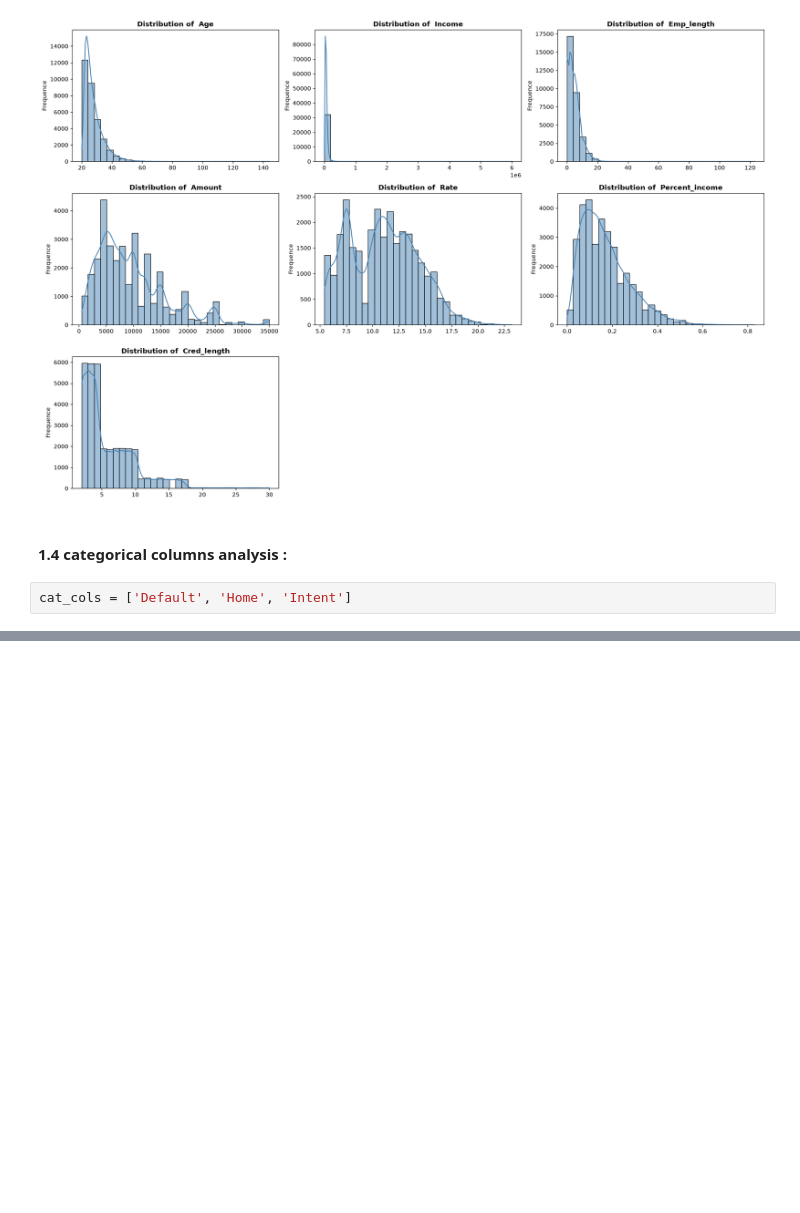
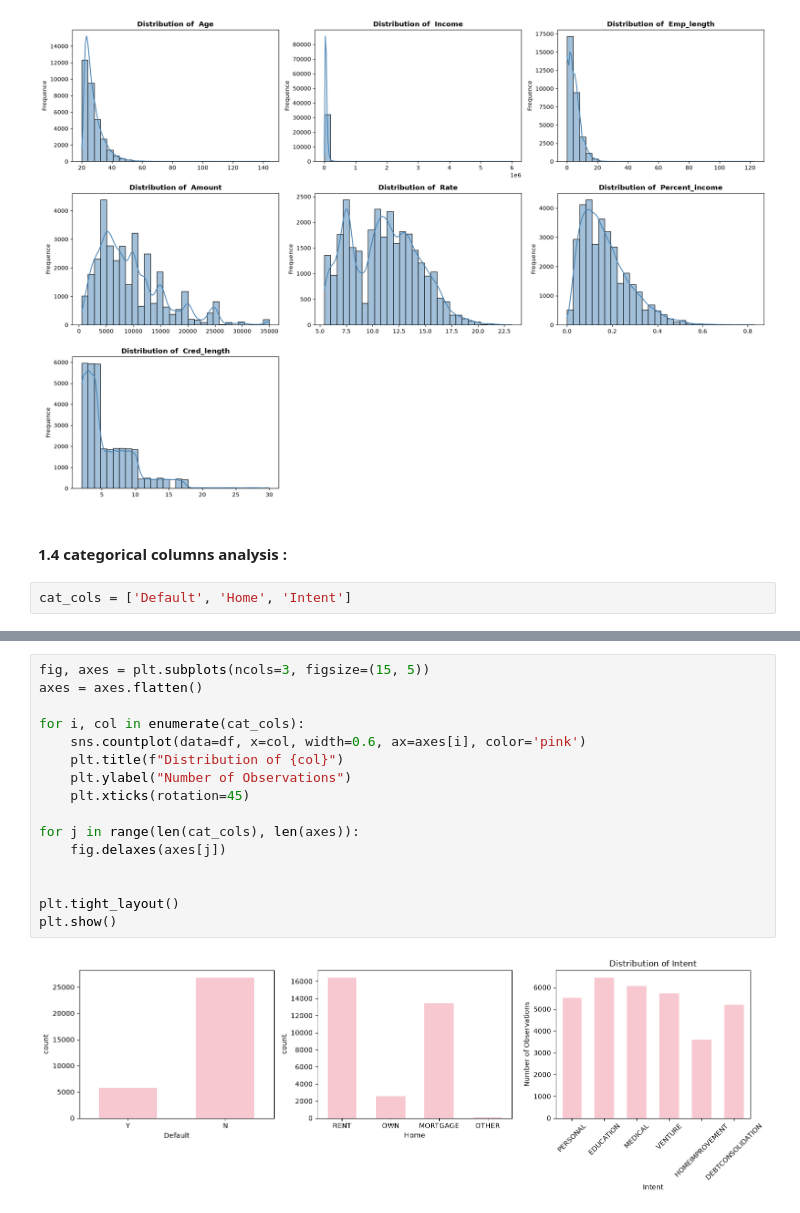
Before and after one commit to AMINEBOUT/Prediction-Model-for-Credits-Risque, a Jupyter notebook: EDA.ipynb, the cells around one changed output, grey strips where cells are left out. Drawn from its saved outputs; the diff is of its cells as text; blank space fills up the shorter version.

```diff
--- a/EDA.ipynb
+++ b/EDA.ipynb
@@ -222,0 +247,18 @@ Name: proportion, dtype: float64
+# %%
+fig, axes = plt.subplots(ncols=3, figsize=(15, 5))
+axes = axes.flatten()
+
+for i, col in enumerate(cat_cols):
+    sns.countplot(data=df, x=col, width=0.6, ax=axes[i], color='pink')
+    plt.title(f"Distribution of {col}")
+    plt.ylabel("Number of Observations")
+    plt.xticks(rotation=45)
+
+for j in range(len(cat_cols), len(axes)):
+    fig.delaxes(axes[j])
+
+
+plt.tight_layout()
+plt.show()
+# %% [output]
+[figure, added]
```
Also changed, not shown: parts of 20 cells of this notebook.
